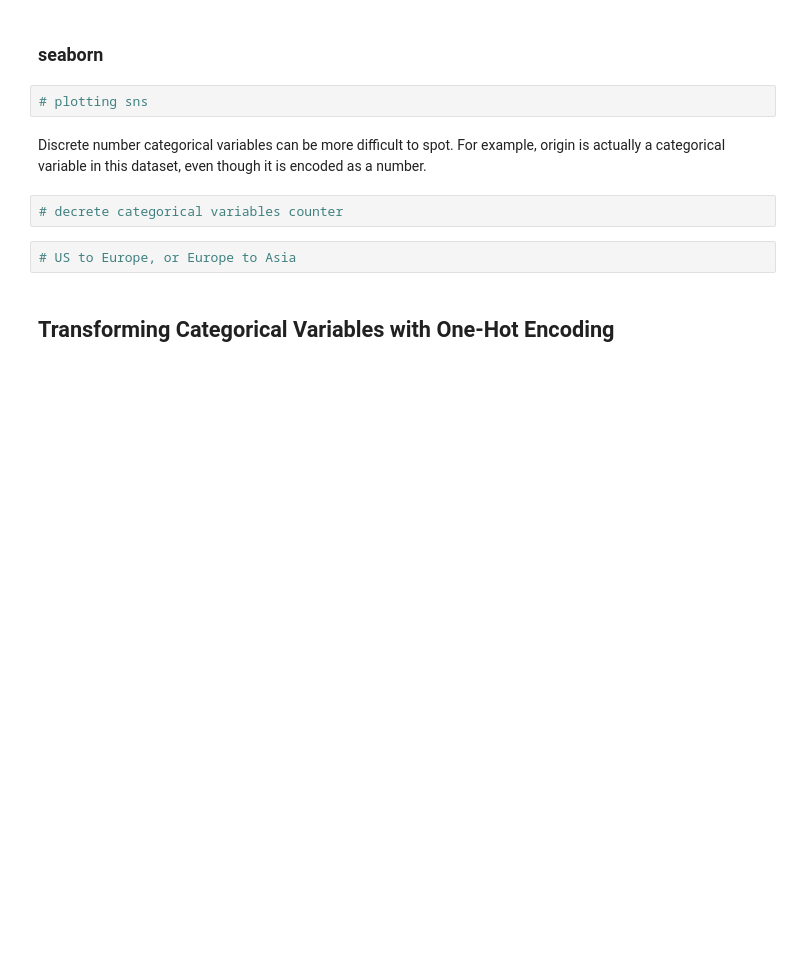
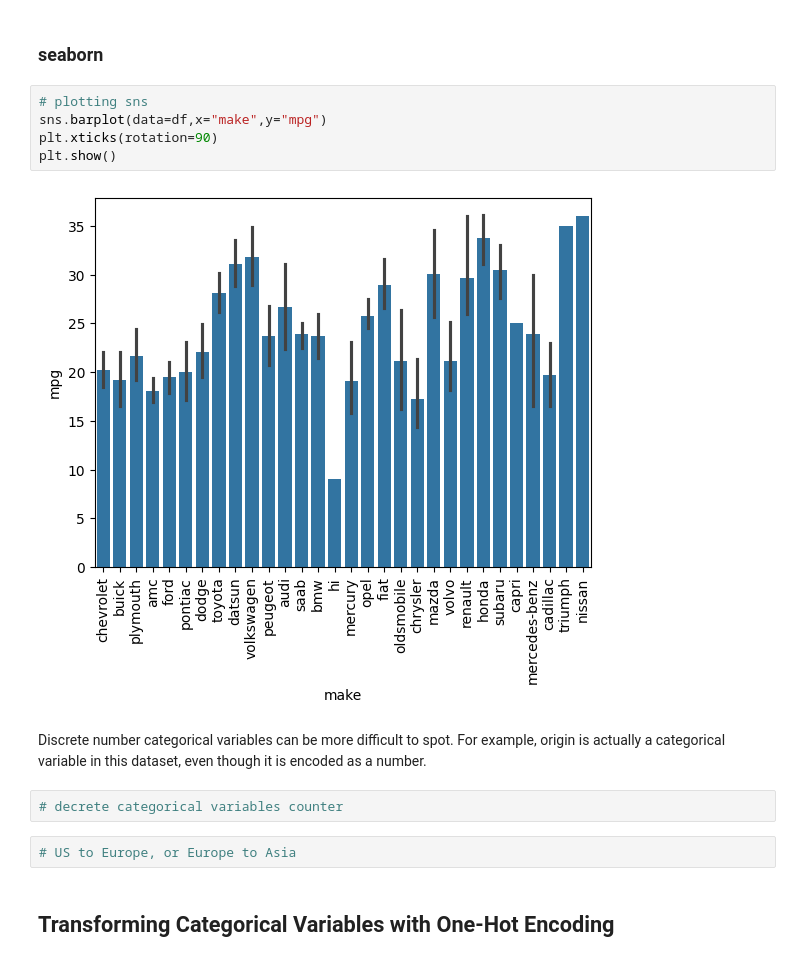
Before and after one commit to karusamuel/Categorical_Variables_intro, a Jupyter notebook: index.ipynb, the cells around one changed output. Cells and saved outputs as stored; diff of their text form; blank space fills up the shorter version.

```diff
--- a/index.ipynb
+++ b/index.ipynb
@@ -171,7 +252,12 @@ Name: count, dtype: int64
 # %% [markdown]
 ### seaborn
-# %%
-# plotting sns
+# %%
+# plotting sns
+sns.barplot(data=df,x="make",y="mpg")
+plt.xticks(rotation=90)
+plt.show()
+# %% [output]
+[figure, added]
 # %% [markdown]
 Discrete number categorical variables can be more difficult to spot. For example, origin is actually a categorical variable in this dataset, even though it is encoded as a number.
 # %%
```
Also changed, not shown: parts of 5 cells of this notebook.
